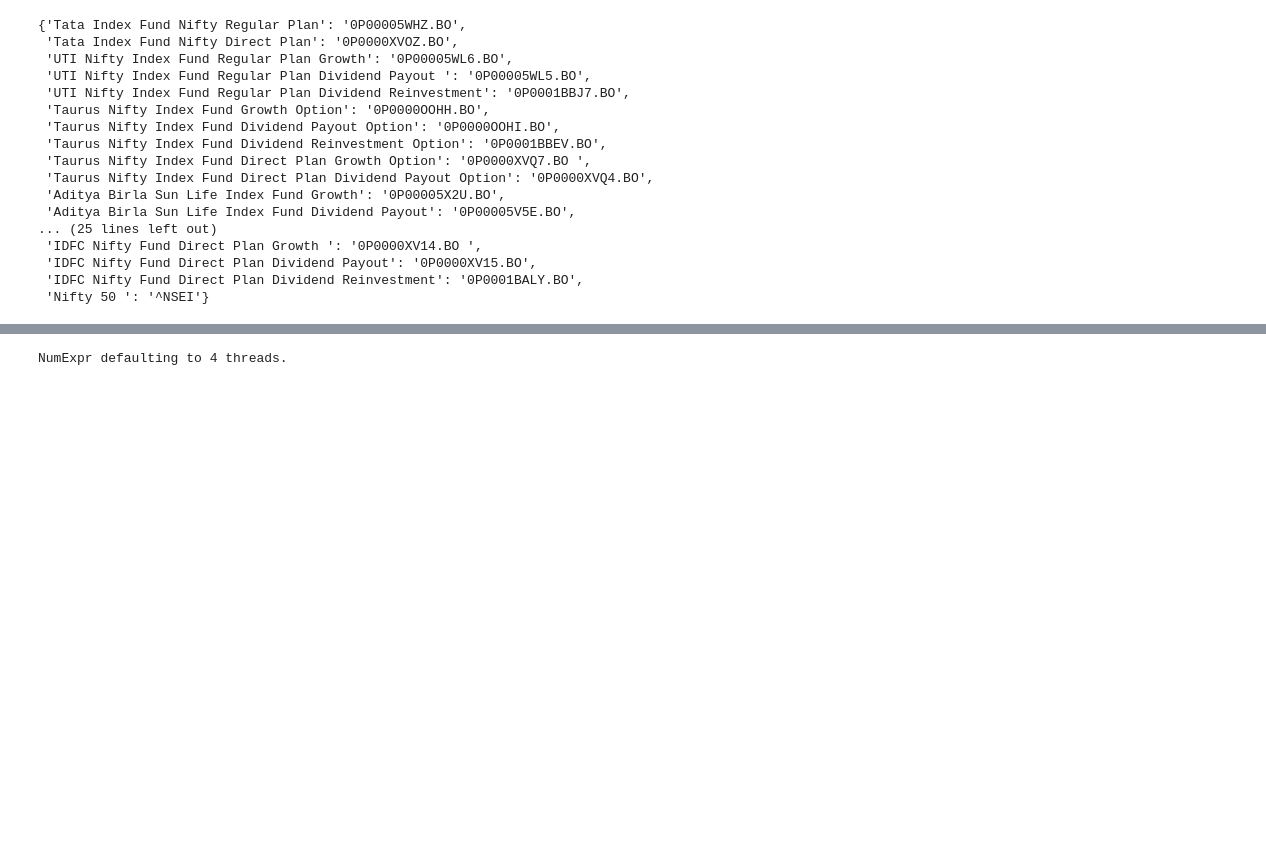
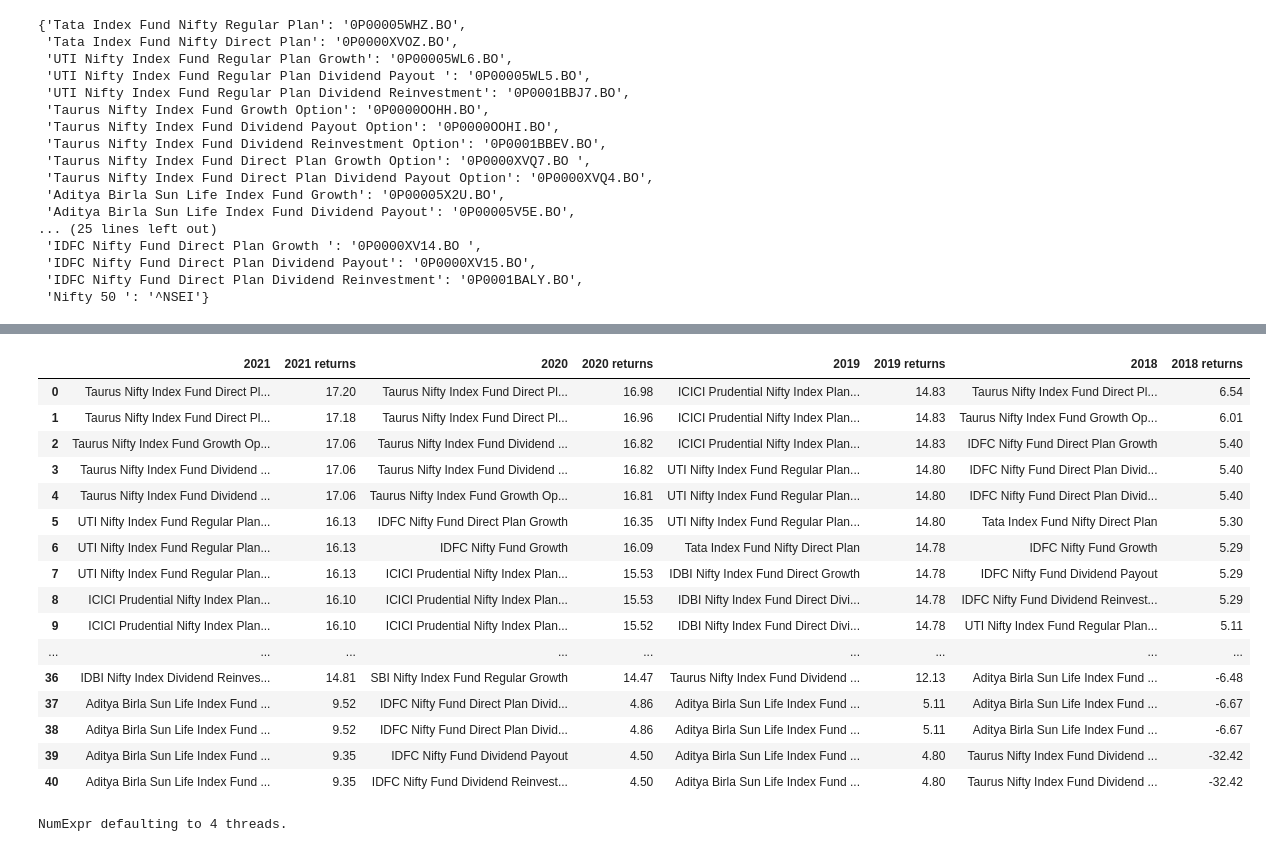
Before and after one commit to vaibhavkd/indexFundsAnalysis, a Jupyter notebook: main.ipynb, the cells around one changed output, grey strips where cells are left out. Saved outputs shown, nothing was run; the diff lists cells and outputs as text; code cells hidden in the pictures; blank space fills up the shorter version.

```diff
--- a/main.ipynb
+++ b/main.ipynb
@@ -152,0 +165,29 @@ def rank_funds_by_returns(main_df):
+# %%
+#################################################################################################################
+#CREATING CALENDER YEAR RETURNS TABLE
+#################################################################################################################
+
+def create_calender_year_returns():
+
+    output_dataframe = pd.DataFrame()
+
+    for year in range(2021, 2017, -1):
+        main_df = get_data(fundsDict, '{}-01-01'.format(year), '{}-12-31'.format(year))
+        ranking = rank_funds_by_returns(main_df)
+        ranking.insert(0, [year, '{} returns'.format(year)])
+        column_names = ranking.pop(0)
+        df = pd.DataFrame(ranking, columns=column_names)
+
+        if main_df.empty:
+            output_dataframe = df
+        else:
+            output_dataframe = output_dataframe.join(df, how='outer')
+
+        print('{} is done.'.format(year))
+
+    return output_dataframe
+
+calenderYearReturnsDf = create_calender_year_returns()
+
+#Converting dataframe to csv file name 'calenderYearReturnsTable.csv'
+calenderYearReturnsDf.to_csv('calenderYearReturnsTable.csv', index=True)
@@ -153 +212,22 @@ def rank_funds_by_returns(main_df):
+# %%
+#Printing Calender Year Returns
+calenderYearReturnsDf
+# %% [output]
+|  | 2021 | 2021 returns | 2020 | 2020 returns | 2019 | 2019 returns | 2018 | 2018 returns |
+| 0 | Taurus Nifty Index Fund Direct Pl... | 17.20 | Taurus Nifty Index Fund Direct Pl... | 16.98 | ICICI Prudential Nifty Index Plan... | 14.83 | Taurus Nifty Index Fund Direct Pl... | 6.54 |
+| 1 | Taurus Nifty Index Fund Direct Pl... | 17.18 | Taurus Nifty Index Fund Direct Pl... | 16.96 | ICICI Prudential Nifty Index Plan... | 14.83 | Taurus Nifty Index Fund Growth Op... | 6.01 |
+| 2 | Taurus Nifty Index Fund Growth Op... | 17.06 | Taurus Nifty Index Fund Dividend ... | 16.82 | ICICI Prudential Nifty Index Plan... | 14.83 | IDFC Nifty Fund Direct Plan Growth | 5.40 |
+| 3 | Taurus Nifty Index Fund Dividend ... | 17.06 | Taurus Nifty Index Fund Dividend ... | 16.82 | UTI Nifty Index Fund Regular Plan... | 14.80 | IDFC Nifty Fund Direct Plan Divid... | 5.40 |
+| 4 | Taurus Nifty Index Fund Dividend ... | 17.06 | Taurus Nifty Index Fund Growth Op... | 16.81 | UTI Nifty Index Fund Regular Plan... | 14.80 | IDFC Nifty Fund Direct Plan Divid... | 5.40 |
+| 5 | UTI Nifty Index Fund Regular Plan... | 16.13 | IDFC Nifty Fund Direct Plan Growth | 16.35 | UTI Nifty Index Fund Regular Plan... | 14.80 | Tata Index Fund Nifty Direct Plan | 5.30 |
+| 6 | UTI Nifty Index Fund Regular Plan... | 16.13 | IDFC Nifty Fund Growth | 16.09 | Tata Index Fund Nifty Direct Plan | 14.78 | IDFC Nifty Fund Growth | 5.29 |
+| 7 | UTI Nifty Index Fund Regular Plan... | 16.13 | ICICI Prudential Nifty Index Plan... | 15.53 | IDBI Nifty Index Fund Direct Growth | 14.78 | IDFC Nifty Fund Dividend Payout | 5.29 |
+| 8 | ICICI Prudential Nifty Index Plan... | 16.10 | ICICI Prudential Nifty Index Plan... | 15.53 | IDBI Nifty Index Fund Direct Divi... | 14.78 | IDFC Nifty Fund Dividend Reinvest... | 5.29 |
+| 9 | ICICI Prudential Nifty Index Plan... | 16.10 | ICICI Prudential Nifty Index Plan... | 15.52 | IDBI Nifty Index Fund Direct Divi... | 14.78 | UTI Nifty Index Fund Regular Plan... | 5.11 |
+| ... | ... | ... | ... | ... | ... | ... | ... | ... |
+| 36 | IDBI Nifty Index Dividend Reinves... | 14.81 | SBI Nifty Index Fund Regular Growth | 14.47 | Taurus Nifty Index Fund Dividend ... | 12.13 | Aditya Birla Sun Life Index Fund ... | -6.48 |
+| 37 | Aditya Birla Sun Life Index Fund ... | 9.52 | IDFC Nifty Fund Direct Plan Divid... | 4.86 | Aditya Birla Sun Life Index Fund ... | 5.11 | Aditya Birla Sun Life Index Fund ... | -6.67 |
+| 38 | Aditya Birla Sun Life Index Fund ... | 9.52 | IDFC Nifty Fund Direct Plan Divid... | 4.86 | Aditya Birla Sun Life Index Fund ... | 5.11 | Aditya Birla Sun Life Index Fund ... | -6.67 |
+| 39 | Aditya Birla Sun Life Index Fund ... | 9.35 | IDFC Nifty Fund Dividend Payout | 4.50 | Aditya Birla Sun Life Index Fund ... | 4.80 | Taurus Nifty Index Fund Dividend ... | -32.42 |
+| 40 | Aditya Birla Sun Life Index Fund ... | 9.35 | IDFC Nifty Fund Dividend Reinvest... | 4.50 | Aditya Birla Sun Life Index Fund ... | 4.80 | Taurus Nifty Index Fund Dividend ... | -32.42 |
 # %%
```
Also changed, not shown: parts of 11 cells of this notebook.
